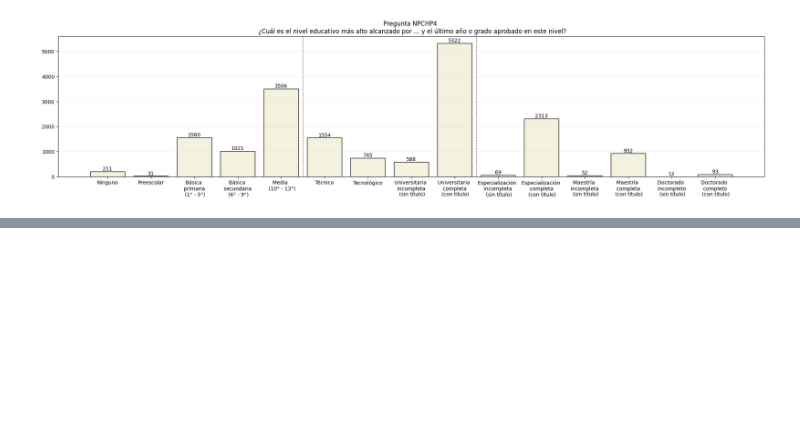
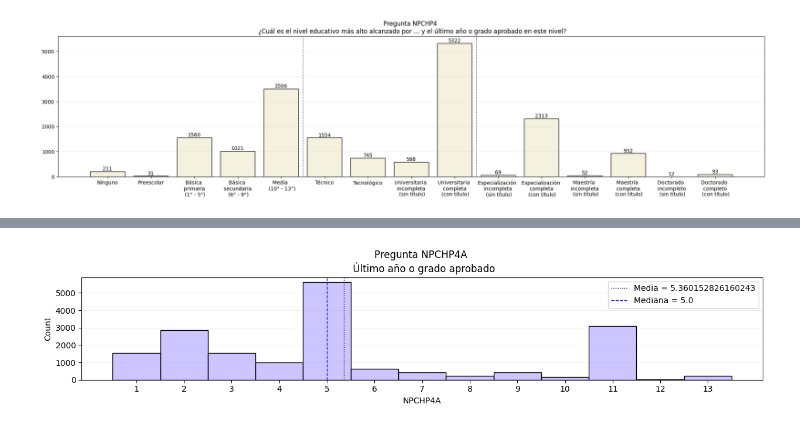
Before and after one commit to pinnzonandres/Encuesta-Multiproposito-Suba, a Jupyter notebook: Jupyter Scripts/EDA & Limpieza - Parte 3.ipynb, the cells around one changed output, grey strips where cells are left out. Drawn from its saved outputs; the diff is of its cells as text; code cells hidden in the pictures; blank space fills up the shorter version.

Commit message:
Terminada sección NPCHP

```diff
--- a/Jupyter Scripts/EDA & Limpieza - Parte 3.ipynb
+++ b/Jupyter Scripts/EDA & Limpieza - Parte 3.ipynb
@@ -195,0 +234,18 @@ plt.show()
+# %%
+plt.figure(figsize=(15,5))
+plt.subplot(2,1,1)
+#counts, edges, bars = plt.hist(data['NPCHP4A'] , bins = np.arange(1,15)-0.5, edgecolor = 'black', color = '#bdb2ff')
+sns.histplot(data = data, x = 'NPCHP4A', bins = np.arange(1,15)-0.5, color = '#bdb2ff')
+#sns.kdeplot(data = data, x = 'NPCGP17B')
+#ticklabels = [i for i in range(5)]
+plt.xticks(range(1,14))
+#plt.bar_label(bars)
+plt.title('Pregunta NPCHP4A \n Último año o grado aprobado')
+#plt.xlim([-1,10])
+plt.axvline(data['NPCHP4A'].mean(), color='k', linestyle=':', linewidth=1, label = f'Media = {data["NPCHP4A"].mean()}')
+plt.axvline(data['NPCHP4A'].median(), color='b', linestyle='dashed', linewidth=1, label = f'Mediana = {data["NPCHP4A"].median()}')
+plt.legend()
+plt.grid(alpha = 0.2, axis = 'y')
+plt.show()
+# %% [output]
+[figure, added]
```
Also changed, not shown: parts of 56 cells of this notebook, 1 other file.
